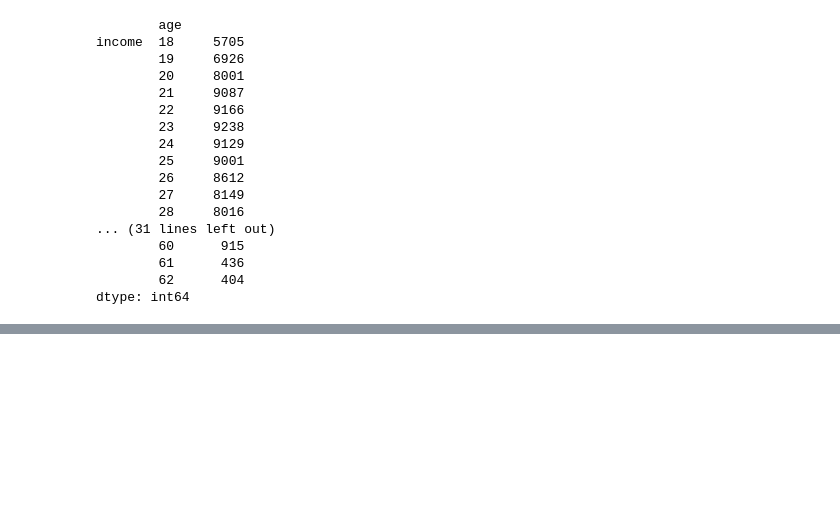
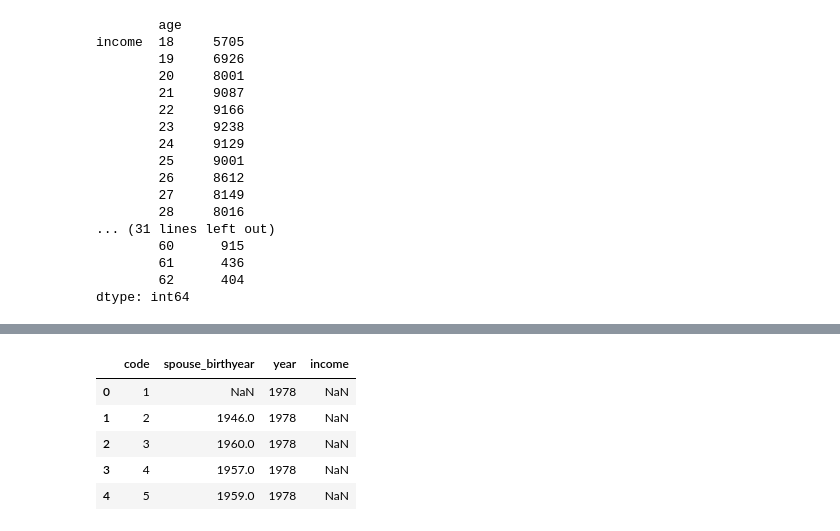
Before and after one commit to chuyudai/thesis, a Jupyter notebook: income_self/income_pre2002.ipynb, the cells around one changed output, grey strips where cells are left out. Saved outputs shown, nothing was run; the diff lists cells and outputs as text; code cells hidden in the pictures; blank space fills up the shorter version.

```diff
--- a/income_self/income_pre2002.ipynb
+++ b/income_self/income_pre2002.ipynb
@@ -158,0 +252,14 @@ dtype: int64
+# %%
+long_income2 = pd.melt(spouse_income, id_vars=['code', 'spouse_birthyear'], value_vars=['1978', '1979', '1980', '1981', '1982', '1983',
+       '1984', '1985', '1986', '1987', '1988', '1989', '1990', '1991', '1992',
+       '1993', '1995', '1997', '1999', '2001', '2003', '2005', '2007', '2009',
+       '2011', '2013', '2015', '2017', '2019'], var_name='year', value_name='income', col_level=None, ignore_index=True)
+# %%
+long_income2.head()
+# %% [output]
+|  | code | spouse_birthyear | year | income |
+| 0 | 1 | NaN | 1978 | NaN |
+| 1 | 2 | 1946.0 | 1978 | NaN |
+| 2 | 3 | 1960.0 | 1978 | NaN |
+| 3 | 4 | 1957.0 | 1978 | NaN |
+| 4 | 5 | 1959.0 | 1978 | NaN |
```
Also changed, not shown: parts of 23 cells of this notebook, 3 other files.
